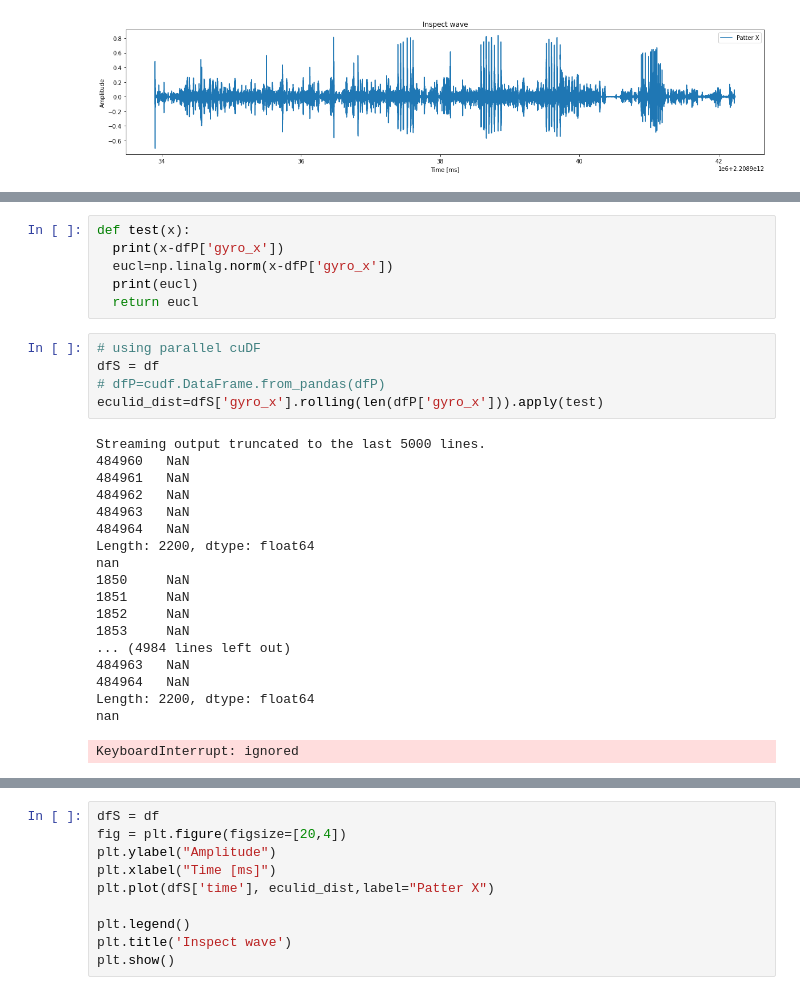
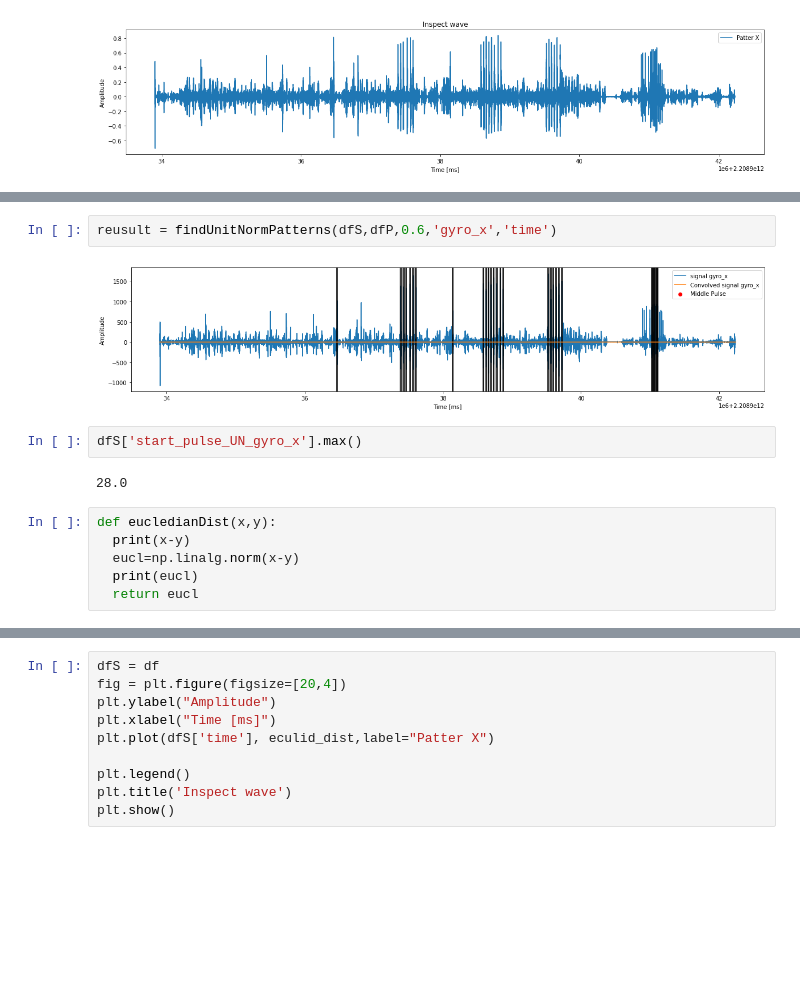
Before and after one commit to DataSEARCH-UOM/cricket_analytics, a Jupyter notebook: scripts/capture_pradeep_pattern.ipynb, the cells around one changed output, grey strips where cells are left out. Drawn from its saved outputs; the diff is of its cells as text; blank space fills up the shorter version.

```diff
--- a/scripts/capture_pradeep_pattern.ipynb
+++ b/scripts/capture_pradeep_pattern.ipynb
@@ -245,30 +266,14 @@ plt.show()
+# %%
+reusult = findUnitNormPatterns(dfS,dfP,0.6,'gyro_x','time')
+# %% [output]
+[figure, added]
+# %%
+dfS['start_pulse_UN_gyro_x'].max()
+# %% [output]
+28.0
 # %%
-def test(x):
-  print(x-dfP['gyro_x'])
-  eucl=np.linalg.norm(x-dfP['gyro_x'])
+def eucledianDist(x,y):
+  print(x-y)
+  eucl=np.linalg.norm(x-y)
   print(eucl)
   return eucl
-# %%
-# using parallel cuDF
-dfS = df
-# dfP=cudf.DataFrame.from_pandas(dfP)
-eculid_dist=dfS['gyro_x'].rolling(len(dfP['gyro_x'])).apply(test)
-# %% [output]
-Streaming output truncated to the last 5000 lines.
-484960   NaN
-484961   NaN
-484962   NaN
-484963   NaN
-484964   NaN
-Length: 2200, dtype: float64
-nan
-1850     NaN
-1851     NaN
-1852     NaN
-1853     NaN
-... (4984 lines left out)
-484963   NaN
-484964   NaN
-Length: 2200, dtype: float64
-nan
-KeyboardInterrupt: ignored
```
Also changed, not shown: parts of 6 cells of this notebook.
